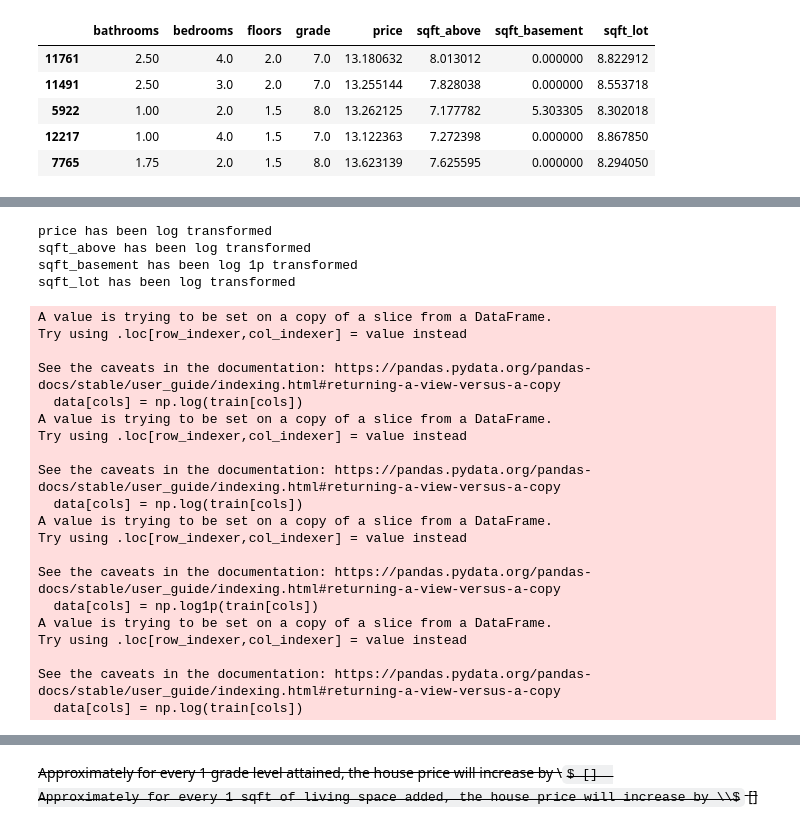
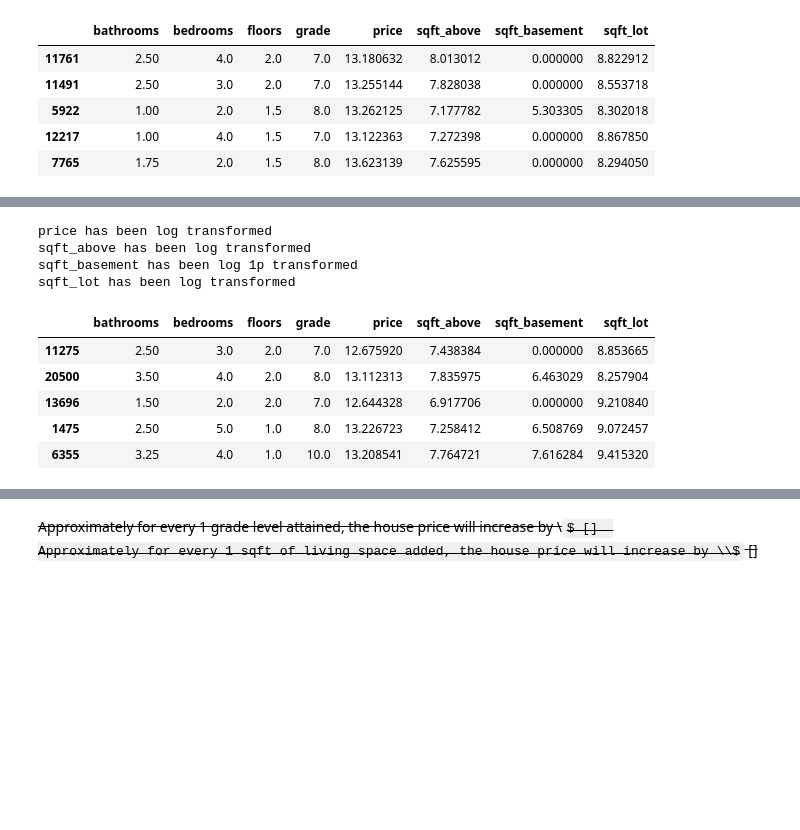
Before and after one commit to MossyJossy/Phase-2-Project, a Jupyter notebook: Data Exploration/Exploration.ipynb, the cells around one changed output, grey strips where cells are left out. Drawn from its saved outputs; the diff is of its cells as text; code cells hidden in the pictures; some formulas as TeX source; blank space fills up the shorter version.

```diff
--- a/Data Exploration/Exploration.ipynb
+++ b/Data Exploration/Exploration.ipynb
@@ -56,0 +64,2 @@ test
+# %%
+test = test.fillna(test.mode().iloc[0])
@@ -141,9 +199,15 @@ sns.histplot(np.log(train['price']), kde=True);
 # %%
+# Spotted a couple of bugs here in this function.
+
 def transform(log_cols, data):
     for cols in log_cols:
         if (data[cols] == 0).any():
             print(cols, 'has been log 1p transformed')
-            data[cols] = np.log1p(train[cols])
+#             data[cols] = np.log1p(train[cols])
+            data[cols] = np.log1p(data[cols])
         else:
             print(cols, 'has been log transformed')
-            data[cols] = np.log(train[cols])
+#             data[cols] = np.log(train[cols])
+            data[cols] = np.log(data[cols])
+    # Needs to return a value - added this return
+    return data
@@ -191,28 +240,17 @@ model_qq(formula);
 # %%
-transform(log_cols, test)
+test = transform(log_cols, test)
 # %% [output]
 price has been log transformed
 sqft_above has been log transformed
 sqft_basement has been log 1p transformed
 sqft_lot has been log transformed
-A value is trying to be set on a copy of a slice from a DataFrame.
-Try using .loc[row_indexer,col_indexer] = value instead
-
-See the caveats in the documentation: https://pandas.pydata.org/pandas-docs/stable/user_guide/indexing.html#returning-a-view-versus-a-copy
-  data[cols] = np.log(train[cols])
-A value is trying to be set on a copy of a slice from a DataFrame.
-Try using .loc[row_indexer,col_indexer] = value instead
-
-See the caveats in the documentation: https://pandas.pydata.org/pandas-docs/stable/user_guide/indexing.html#returning-a-view-versus-a-copy
-  data[cols] = np.log(train[cols])
-A value is trying to be set on a copy of a slice from a DataFrame.
-Try using .loc[row_indexer,col_indexer] = value instead
-
-See the caveats in the documentation: https://pandas.pydata.org/pandas-docs/stable/user_guide/indexing.html#returning-a-view-versus-a-copy
-  data[cols] = np.log1p(train[cols])
-A value is trying to be set on a copy of a slice from a DataFrame.
-Try using .loc[row_indexer,col_indexer] = value instead
-
-See the caveats in the documentation: https://pandas.pydata.org/pandas-docs/stable/user_guide/indexing.html#returning-a-view-versus-a-copy
-  data[cols] = np.log(train[cols])
+# %%
+test.head()
+# %% [output]
+|  | bathrooms | bedrooms | floors | grade | price | sqft_above | sqft_basement | sqft_lot |
+| 11275 | 2.50 | 3.0 | 2.0 | 7.0 | 12.675920 | 7.438384 | 0.000000 | 8.853665 |
+| 20500 | 3.50 | 4.0 | 2.0 | 8.0 | 13.112313 | 7.835975 | 6.463029 | 8.257904 |
+| 13696 | 1.50 | 2.0 | 2.0 | 7.0 | 12.644328 | 6.917706 | 0.000000 | 9.210840 |
+| 1475 | 2.50 | 5.0 | 1.0 | 8.0 | 13.226723 | 7.258412 | 6.508769 | 9.072457 |
+| 6355 | 3.25 | 4.0 | 1.0 | 10.0 | 13.208541 | 7.764721 | 7.616284 | 9.415320 |
 # %%
```
Also changed, not shown: parts of 25 cells of this notebook.
